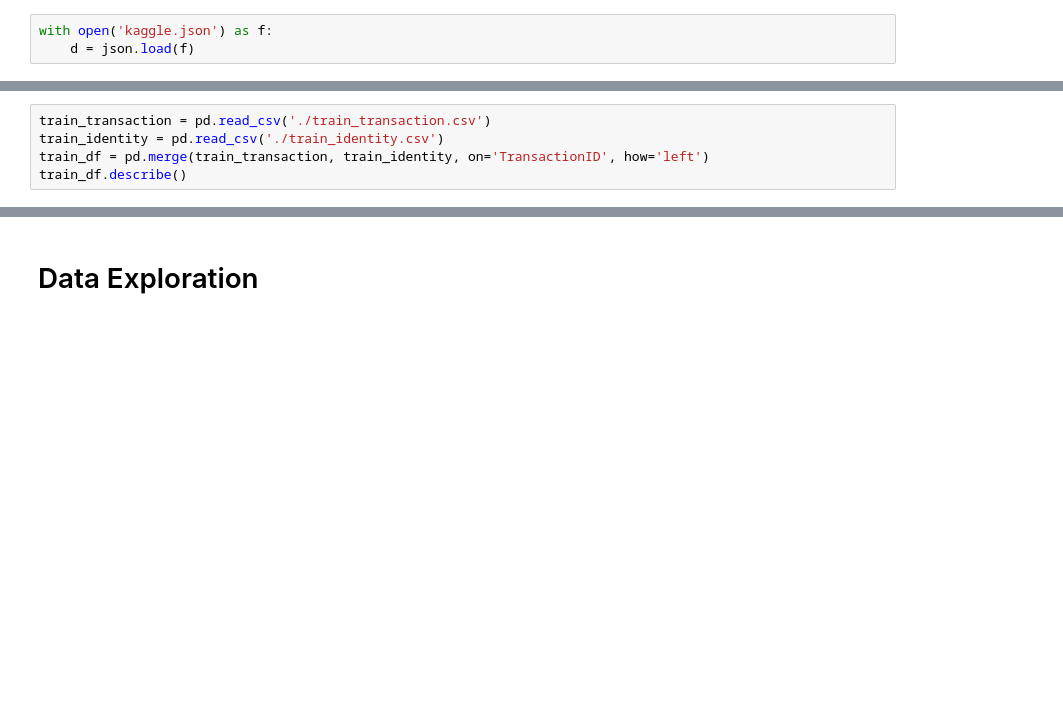
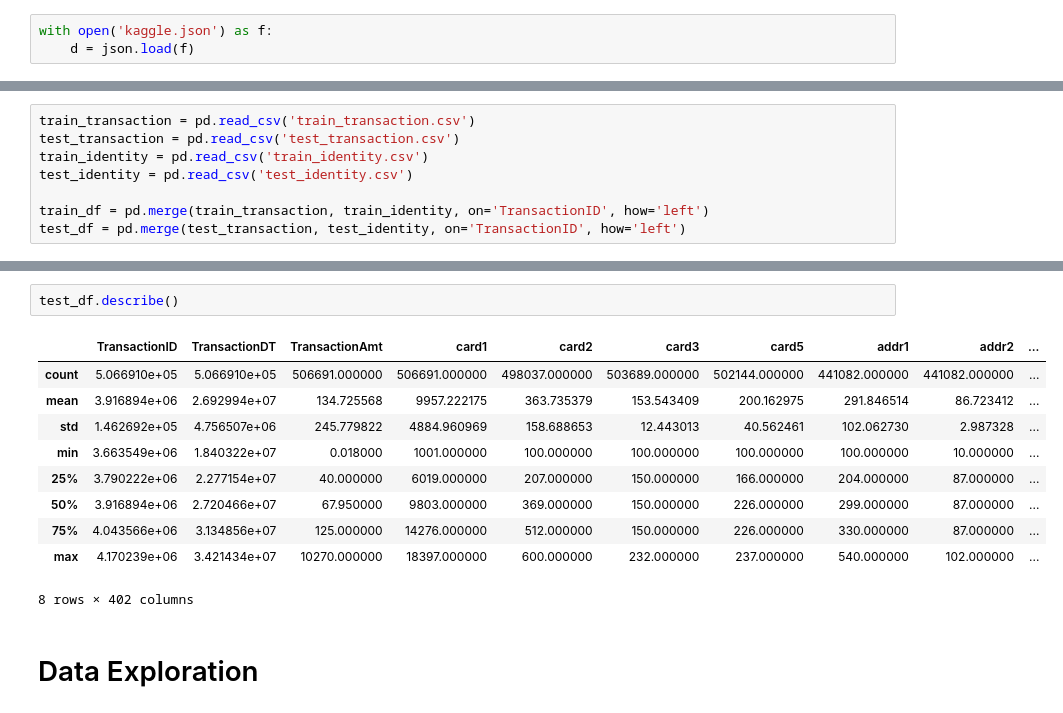
Before and after one commit to tsheltonking/Fraud-Detection-Demo, a Jupyter notebook: Fraud_Detection.ipynb, the cells around one changed output, grey strips where cells are left out. Drawn from its saved outputs; the diff is of its cells as text; blank space fills up the shorter version.

```diff
--- a/Fraud_Detection.ipynb
+++ b/Fraud_Detection.ipynb
@@ -25,5 +36,8 @@ os.environ['KAGGLE_KEY'] = d["key"]
 # %%
-train_transaction = pd.read_csv('./train_transaction.csv')
-train_identity = pd.read_csv('./train_identity.csv')
+train_transaction = pd.read_csv('train_transaction.csv')
+test_transaction = pd.read_csv('test_transaction.csv')
+train_identity = pd.read_csv('train_identity.csv')
+test_identity = pd.read_csv('test_identity.csv')
+
 train_df = pd.merge(train_transaction, train_identity, on='TransactionID', how='left')
-train_df.describe()
+test_df = pd.merge(test_transaction, test_identity, on='TransactionID', how='left')
@@ -41,3 +57,16 @@ train_df.describe()
+# %%
+test_df.describe()
+# %% [output]
+|  | TransactionID | TransactionDT | TransactionAmt | card1 | card2 | card3 | card5 | addr1 | addr2 | ... |
+| count | 5.066910e+05 | 5.066910e+05 | 506691.000000 | 506691.000000 | 498037.000000 | 503689.000000 | 502144.000000 | 441082.000000 | 441082.000000 | ... |
+| mean | 3.916894e+06 | 2.692994e+07 | 134.725568 | 9957.222175 | 363.735379 | 153.543409 | 200.162975 | 291.846514 | 86.723412 | ... |
+| std | 1.462692e+05 | 4.756507e+06 | 245.779822 | 4884.960969 | 158.688653 | 12.443013 | 40.562461 | 102.062730 | 2.987328 | ... |
+| min | 3.663549e+06 | 1.840322e+07 | 0.018000 | 1001.000000 | 100.000000 | 100.000000 | 100.000000 | 100.000000 | 10.000000 | ... |
+| 25% | 3.790222e+06 | 2.277154e+07 | 40.000000 | 6019.000000 | 207.000000 | 150.000000 | 166.000000 | 204.000000 | 87.000000 | ... |
+| 50% | 3.916894e+06 | 2.720466e+07 | 67.950000 | 9803.000000 | 369.000000 | 150.000000 | 226.000000 | 299.000000 | 87.000000 | ... |
+| 75% | 4.043566e+06 | 3.134856e+07 | 125.000000 | 14276.000000 | 512.000000 | 150.000000 | 226.000000 | 330.000000 | 87.000000 | ... |
+| max | 4.170239e+06 | 3.421434e+07 | 10270.000000 | 18397.000000 | 600.000000 | 232.000000 | 237.000000 | 540.000000 | 102.000000 | ... |
+8 rows × 402 columns
 # %% [markdown]
 # Data Exploration
 # %% [markdown]
```
Also changed, not shown: parts of 5 cells of this notebook.
